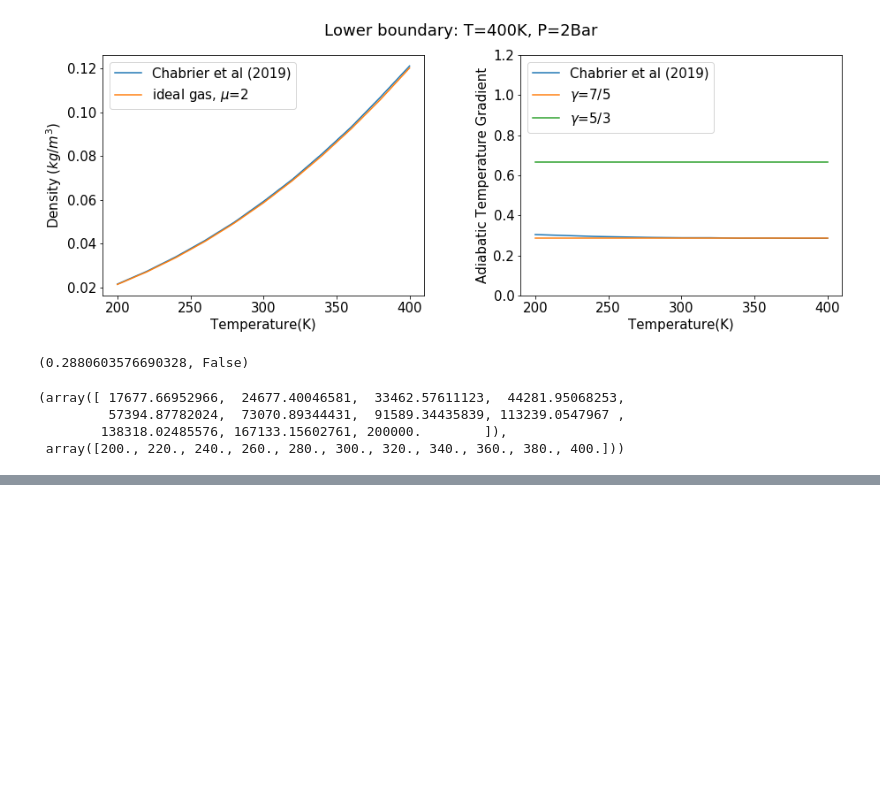
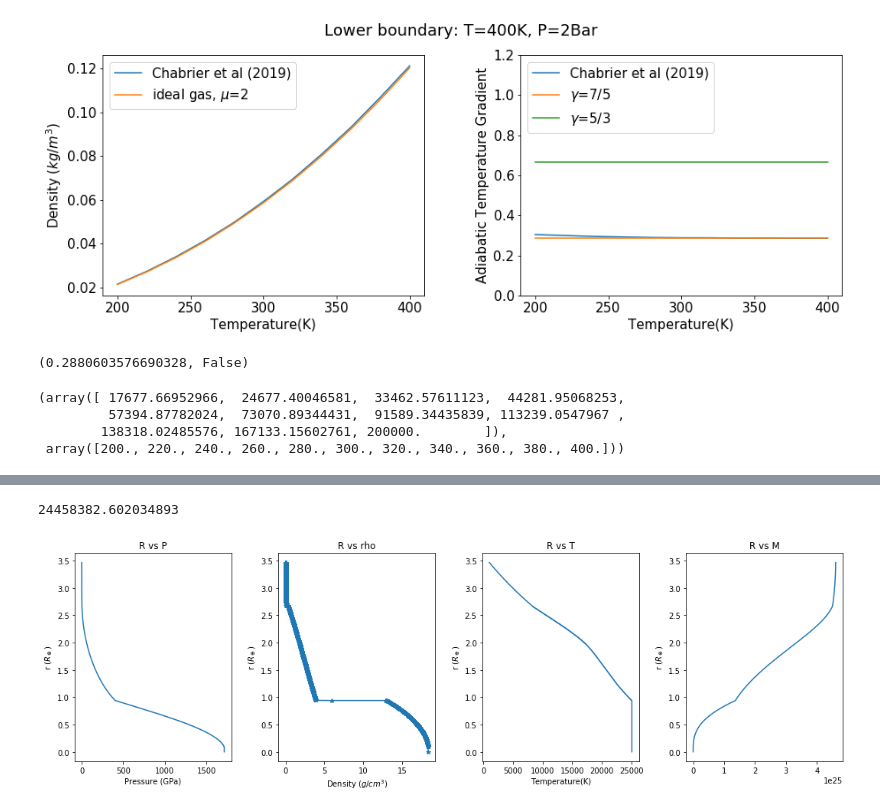
Before and after one commit to qinlang0628/MixingSubNeptunes, a Jupyter notebook: Solver_v2.ipynb, the cells around one changed output, grey strips where cells are left out. Drawn from its saved outputs; the diff is of its cells as text; code cells hidden in the pictures; blank space fills up the shorter version.

```diff
--- a/Solver_v2.ipynb
+++ b/Solver_v2.ipynb
@@ -692,7 +783,7 @@ def adjust_boundary_env(planet, M_boundary, EOS):
     # calculate rho_boundary
     rho_H = planet.Env.interpolate_df_w_flag(T_boundary, P_boundary, EOS.EOS_H, target="rho")
     rho_He = planet.Env.interpolate_df_w_flag(T_boundary, P_boundary, EOS.EOS_He, target="rho")
-    rho_boundary = calc_rho_env(rho_H, rho_He, f_He)
+    rho_boundary = calc_rho_env(rho_H, rho_He, planet.f_He)
 
     # save the boundary values
     ValueRecorder = planet.Env
@@ -1133,3 +1534,12 @@ EOS.set_gas_table(EOS_H, EOS_He, EOS_HHe, NewEOS)
+# %%
+EOS = eos_tables()
+# read table from folder
+EOS_H = pd.read_csv("EOS_tables/EOS_H.csv")
+EOS_He = pd.read_csv("EOS_tables/EOS_He.csv")
+EOS_HHe = pd.read_csv("EOS_tables/EOS_HHe.csv")
+NewEOS = read_EOS_Si(Si_filename)
+
+EOS.set_gas_table(EOS_H, EOS_He, EOS_HHe, NewEOS)
 # %%
 M_core=6e24 * 1
 # f=0           # mass fraction of dissolved gas
@@ -3419,0 +3940,27 @@ P_ls, T_ls
+# %%
+new_planet_tmp = new_planet
+planet = new_planet
+f = new_planet_tmp.f
+f_He = new_planet_tmp.f_He
+x_H = f * (1-  f_He)
+x_He = f * f_He
+x_H_limit = new_planet.M_gas_H / (planet.M_gas_H + planet.M_silicate)
+x_He_limit = planet.M_gas_He / (planet.M_gas_He + planet.M_silicate)
+
+print("M_dissolved: ", new_planet.M_dissolved)
+print("M_silicate: ", new_planet.M_silicate)
+print("M_gas: ", new_planet.M_gas)
+print("M_env: ", new_planet_tmp.M_env)
+print("M_env_H2: ", new_planet_tmp.M_env_H)
+print("M_env_He: ", new_planet_tmp.M_env_He)
+print("M_dissovled_H2: ", new_planet_tmp.M_dissolved_H)
+print("M_dissolved_He: ", new_planet_tmp.M_dissolved_He)
+print("M_gas_H2: ", new_planet_tmp.M_gas_H)
+print("M_gas_He: ", new_planet_tmp.M_gas_He)
+print("f: ", new_planet_tmp.f)
+print("f_He: ", new_planet_tmp.f_He)
+print("f_env_He: ", new_planet_tmp.f_env_He)
+print("x_H: ", x_H)
+print("x_He: ", x_He)
+print("X_H_limit:", x_H_limit)
+print("X_He_limit:", x_He_limit)
@@ -3419,0 +4111,8 @@ P_ls, T_ls
+# %%
+new_planet.Env.r[0]
+# %% [output]
+24458382.602034893
+# %%
+plot_profile(new_planet, 'All')
+# %% [output]
+[figure, added]
```
Also changed, not shown: parts of 22 cells of this notebook, 1 other file.
